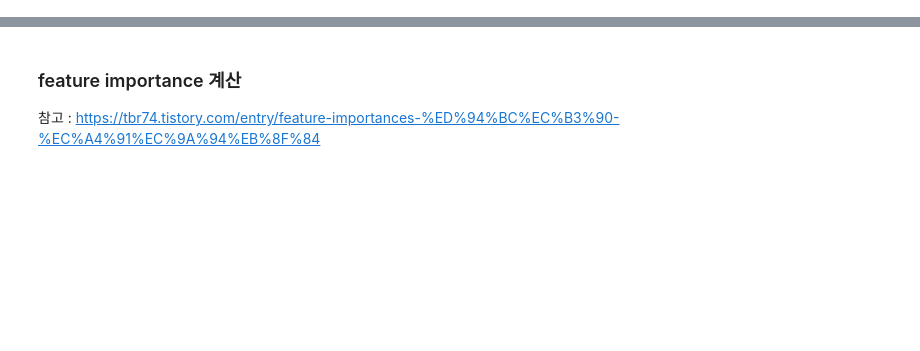
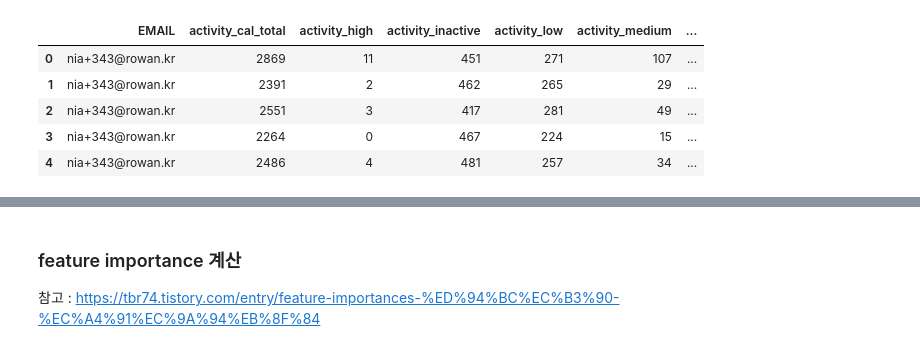
Before and after one commit to SunooJ-KR/ML_sleep-with-cognitive, a Jupyter notebook: train/lightgbm_binary.ipynb, the cells around one changed output, grey strips where cells are left out. Saved outputs shown, nothing was run; the diff lists cells and outputs as text; code cells hidden in the pictures; blank space fills up the shorter version.

```diff
--- a/train/lightgbm_binary.ipynb
+++ b/train/lightgbm_binary.ipynb
@@ -13 +13,10 @@ sleep_dem_df = pd.read_csv(data_path+'sleep_preprocessing_final_Dem.csv').drop([
 sleep_dem_df['target'] = [1 for i in range(len(sleep_dem_df))]
+# %%
+activity_cn_df.head()
+# %% [output]
+|  | EMAIL | activity_cal_total | activity_high | activity_inactive | activity_low | activity_medium | ... |
+| 0 | nia+343@rowan.kr | 2869 | 11 | 451 | 271 | 107 | ... |
+| 1 | nia+343@rowan.kr | 2391 | 2 | 462 | 265 | 29 | ... |
+| 2 | nia+343@rowan.kr | 2551 | 3 | 417 | 281 | 49 | ... |
+| 3 | nia+343@rowan.kr | 2264 | 0 | 467 | 224 | 15 | ... |
+| 4 | nia+343@rowan.kr | 2486 | 4 | 481 | 257 | 34 | ... |
```
Also changed, not shown: parts of 13 cells of this notebook, 3 other files.
